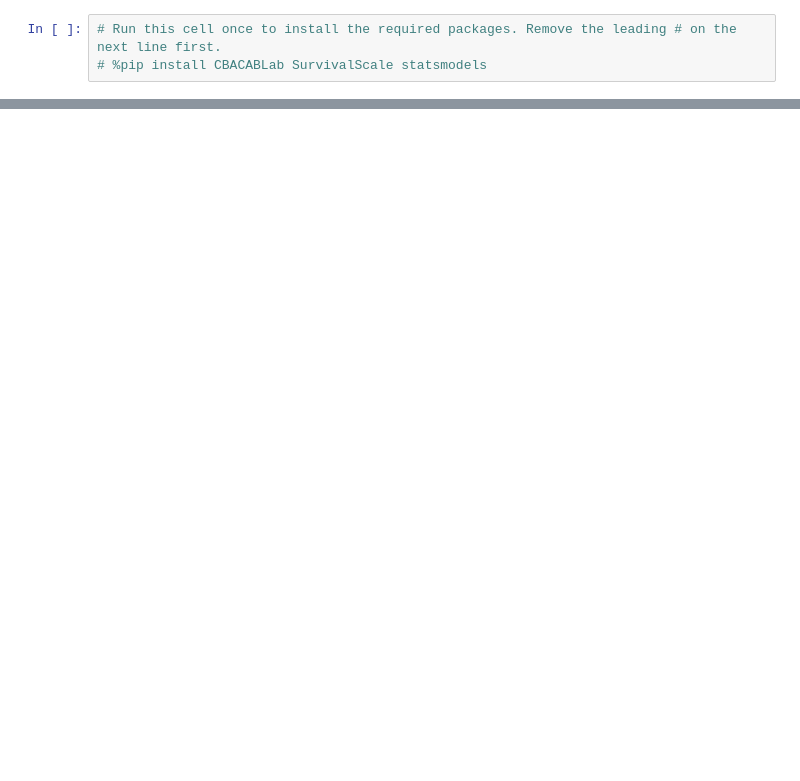
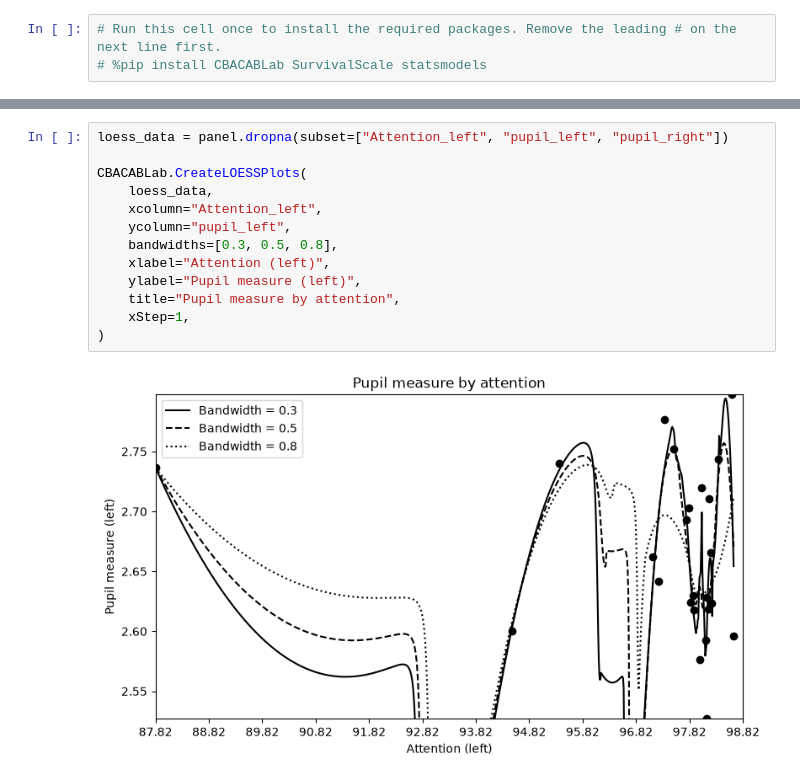
Before and after one commit to UNO-CAB-Lab/python-parsing, a Jupyter notebook: Analysis.ipynb, the cells around one changed output, grey strips where cells are left out. Cells and saved outputs as stored; diff of their text form; blank space fills up the shorter version.

```diff
--- a/Analysis.ipynb
+++ b/Analysis.ipynb
@@ -191,0 +416,15 @@ display(metrics)  # overall model fit
+# %%
+loess_data = panel.dropna(subset=["Attention_left", "pupil_left", "pupil_right"])
+
+CBACABLab.CreateLOESSPlots(
+    loess_data,
+    xcolumn="Attention_left",
+    ycolumn="pupil_left",
+    bandwidths=[0.3, 0.5, 0.8],
+    xlabel="Attention (left)",
+    ylabel="Pupil measure (left)",
+    title="Pupil measure by attention",
+    xStep=1,
+)
+# %% [output]
+[figure, added]
```
Also changed, not shown: parts of 35 cells of this notebook, 1 other file.
